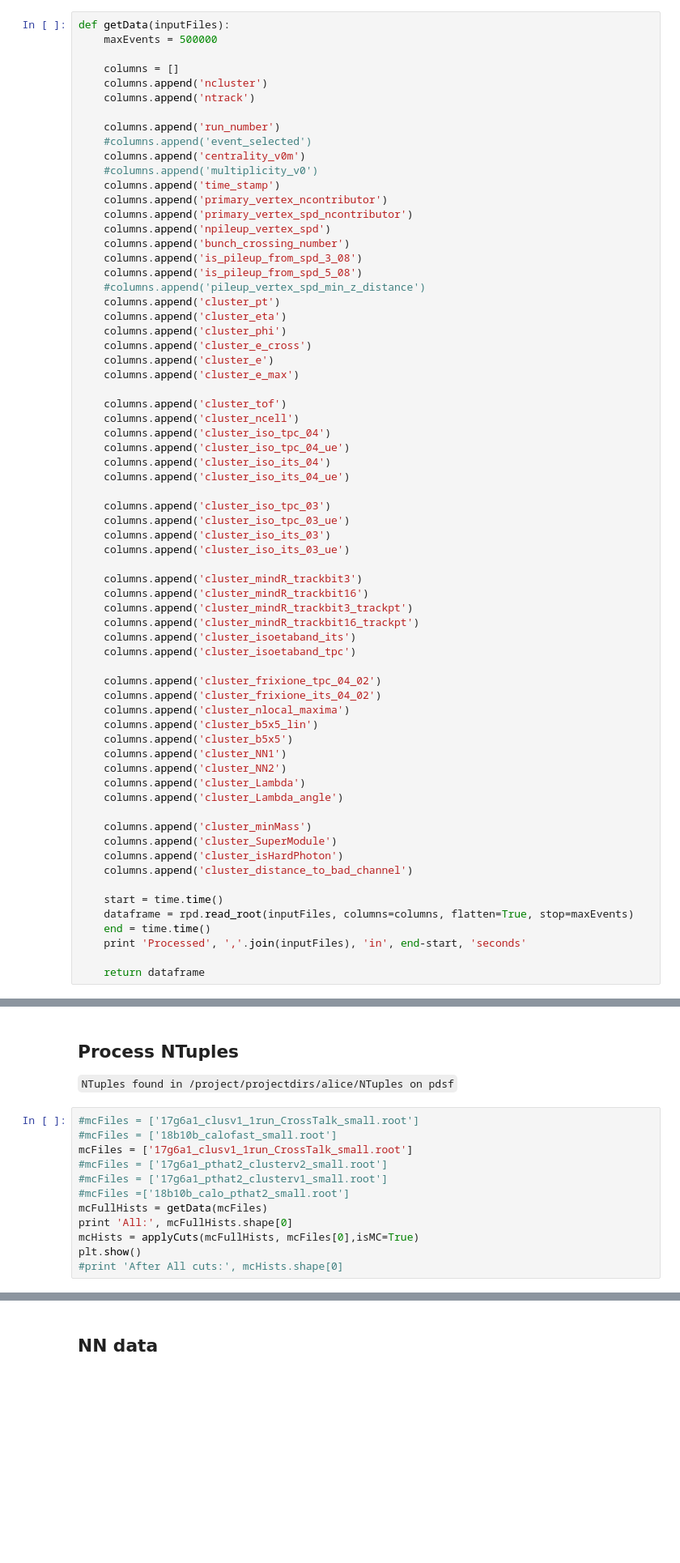
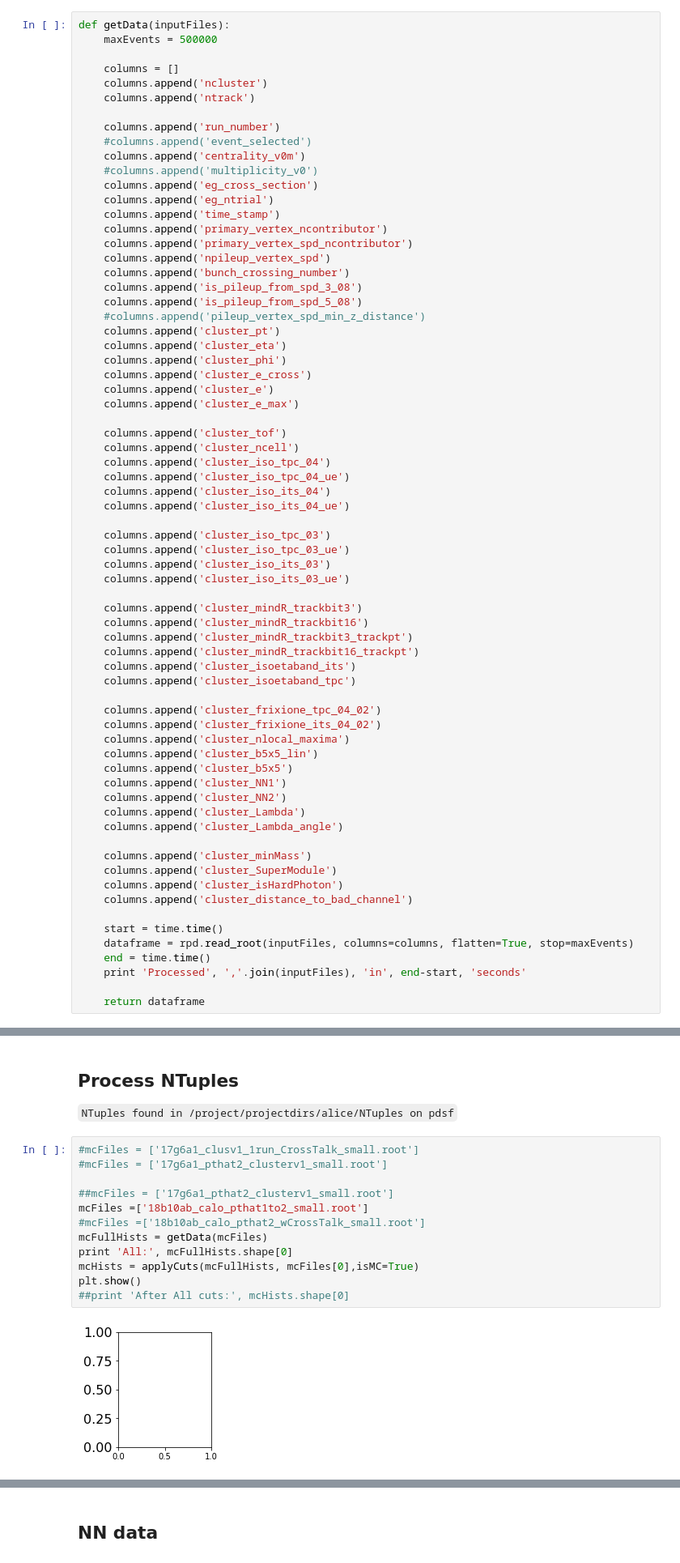
Before and after one commit to miguelignacio/CorrelationAnalysis, a Jupyter notebook: NtupleAnalysis/InputData/photon-purity.ipynb, the cells around one changed output, grey strips where cells are left out. Shown at 81% size. Saved outputs shown, nothing was run; the diff lists cells and outputs as text; blank space fills up the shorter version.

Commit message:
adding weights for pthats in simulation

````diff
--- a/NtupleAnalysis/InputData/photon-purity.ipynb
+++ b/NtupleAnalysis/InputData/photon-purity.ipynb
@@ -39,6 +39,8 @@ def getData(inputFiles):
     #columns.append('event_selected')
     columns.append('centrality_v0m')
     #columns.append('multiplicity_v0')
+    columns.append('eg_cross_section')
+    columns.append('eg_ntrial')
     columns.append('time_stamp')
     columns.append('primary_vertex_ncontributor')
     columns.append('primary_vertex_spd_ncontributor')
@@ -872,13 +914,15 @@ def jackknifeResampling(fullData, nDatasets, signal, binEdges, pmin, pmax, fitRa
 ```NTuples found in /project/projectdirs/alice/NTuples on pdsf```
 # %%
 #mcFiles = ['17g6a1_clusv1_1run_CrossTalk_small.root']
-#mcFiles = ['18b10b_calofast_small.root']
-mcFiles = ['17g6a1_clusv1_1run_CrossTalk_small.root']
-#mcFiles = ['17g6a1_pthat2_clusterv2_small.root']
 #mcFiles = ['17g6a1_pthat2_clusterv1_small.root']
-#mcFiles =['18b10b_calo_pthat2_small.root']
+
+##mcFiles = ['17g6a1_pthat2_clusterv1_small.root']
+mcFiles =['18b10ab_calo_pthat1to2_small.root']
+#mcFiles =['18b10ab_calo_pthat2_wCrossTalk_small.root']
 mcFullHists = getData(mcFiles)
 print 'All:', mcFullHists.shape[0]
 mcHists = applyCuts(mcFullHists, mcFiles[0],isMC=True)
 plt.show()
-#print 'After All cuts:', mcHists.shape[0]
+##print 'After All cuts:', mcHists.shape[0]
+# %% [output]
+[figure, added]
````
Also changed, not shown: parts of 23 cells of this notebook.
